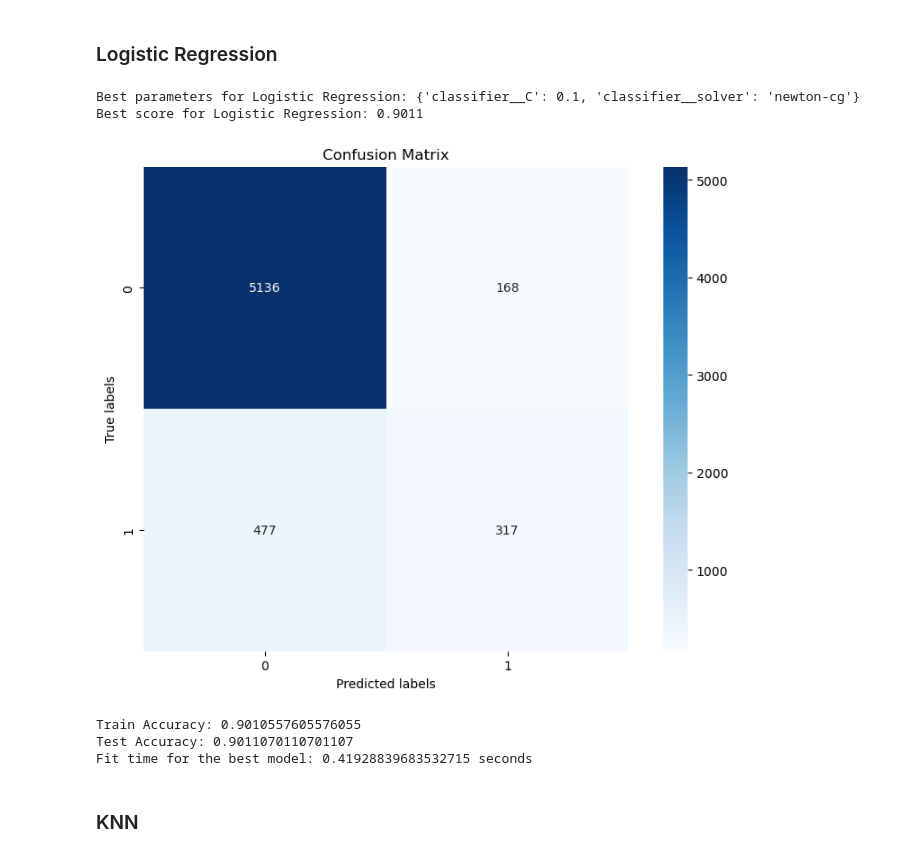
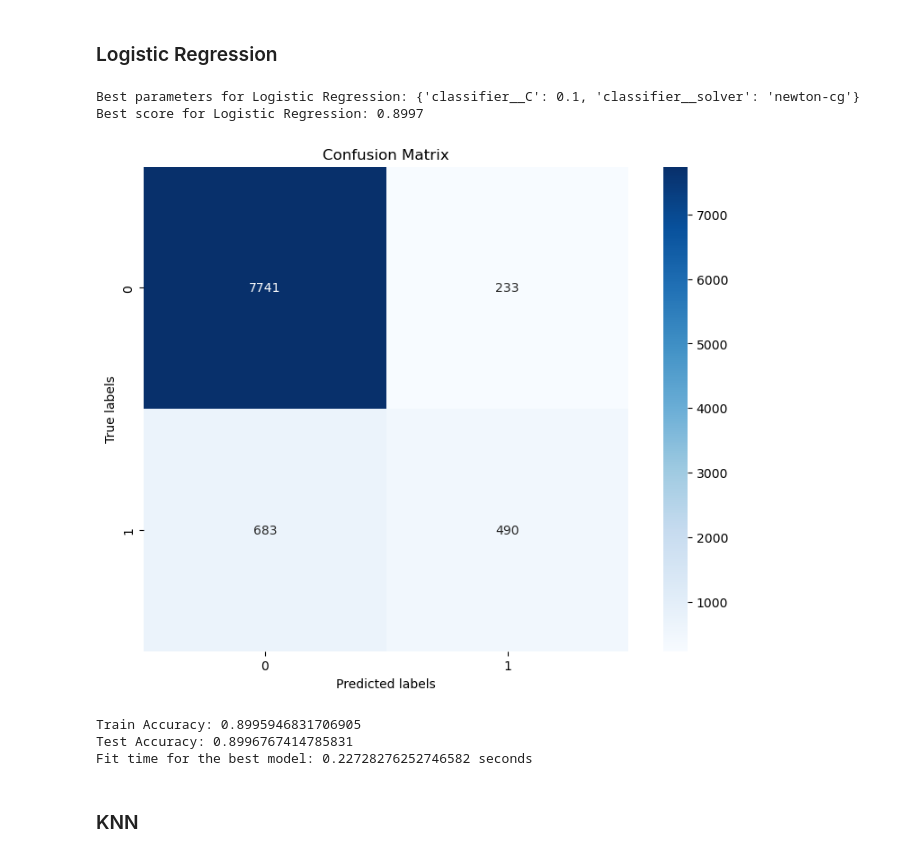
Before and after one commit to ngratzi/classifiers, a Jupyter notebook: prompt_III.ipynb, the cells around one changed output. Drawn from its saved outputs; the diff is of its cells as text; code cells hidden in the pictures.

```diff
--- a/prompt_III.ipynb
+++ b/prompt_III.ipynb
@@ -297,7 +350,7 @@ Now that we have some basic models on the board, we want to try to improve these
 # %%
 X = df_clean.drop('y', axis=1)
 y = df_clean['y']
-X_train, X_test, y_train, y_test = train_test_split(X, y, test_size=0.2, random_state=42)
+X_train, X_test, y_train, y_test = train_test_split(X, y, test_size=0.3, random_state=42)
 
 numeric_features = X.select_dtypes(np.number).columns.tolist()
 categorical_features = X.select_dtypes(['object']).columns.tolist()
@@ -323,42 +376,42 @@ pca = PCA(0.95)
 # %%
 parameters = {'classifier__C': [0.1, 1, 10, 100], "classifier__solver": ['liblinear', 'newton-cg']}
 
 pipeline = Pipeline(steps=[('preprocessor', preprocessor),
                            ("pca", pca),
                            ('classifier', LogisticRegression())])
 
 gs = GridSearchCV(pipeline, parameters, cv=5, scoring='accuracy', return_train_score=True)
 
 gs.fit(X_train, y_train)
 
 print(f"Best parameters for Logistic Regression: {gs.best_params_}")
 print(f"Best score for Logistic Regression: {gs.best_score_:.4f}")
 
 y_pred = gs.predict(X_test)
 cm = confusion_matrix(y_test, y_pred)
 plt.figure(figsize=(10, 7))
 sns.heatmap(cm, annot=True, fmt='d', cmap='Blues', square=True)
 plt.xlabel('Predicted labels')
 plt.ylabel('True labels')
 plt.title('Confusion Matrix')
 plt.show()
 
 best_index = gs.best_index_
-train_accuracy = gs.cv_results_['mean_train_score'][best_index]
-print("Train Accuracy:", train_accuracy)
+tuned_logistic_regression_train_accuracy = gs.cv_results_['mean_train_score'][best_index]
+print("Train Accuracy:", tuned_logistic_regression_train_accuracy)
 
-test_accuracy = gs.best_score_
-print("Test Accuracy:", test_accuracy)
+tuned_logistic_regression_test_accuracy = gs.best_score_
+print("Test Accuracy:", tuned_logistic_regression_test_accuracy)
 
-best_fit_time = gs.cv_results_['mean_fit_time'][best_index]
-print(f"Fit time for the best model: {best_fit_time} seconds")
+tuned_logistic_regression_fit_time = gs.cv_results_['mean_fit_time'][best_index]
+print(f"Fit time for the best model: {tuned_logistic_regression_fit_time} seconds")
 # %% [output]
 Best parameters for Logistic Regression: {'classifier__C': 0.1, 'classifier__solver': 'newton-cg'}
-Best score for Logistic Regression: 0.9011
+Best score for Logistic Regression: 0.8997
-[figure, old version]
+[figure, new version]
-Train Accuracy: 0.9010557605576055
-Test Accuracy: 0.9011070110701107
-Fit time for the best model: 0.41928839683532715 seconds
+Train Accuracy: 0.8995946831706905
+Test Accuracy: 0.8996767414785831
+Fit time for the best model: 0.22728276252746582 seconds
 # %% [markdown]
 ### KNN
 # %%
```
Also changed, not shown: parts of 30 cells of this notebook, 4 other files.
